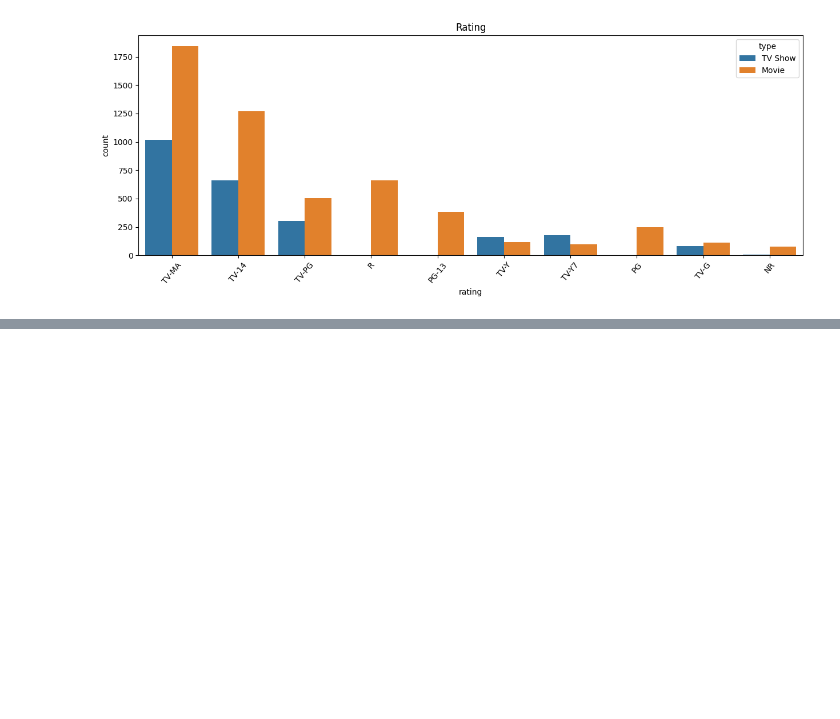
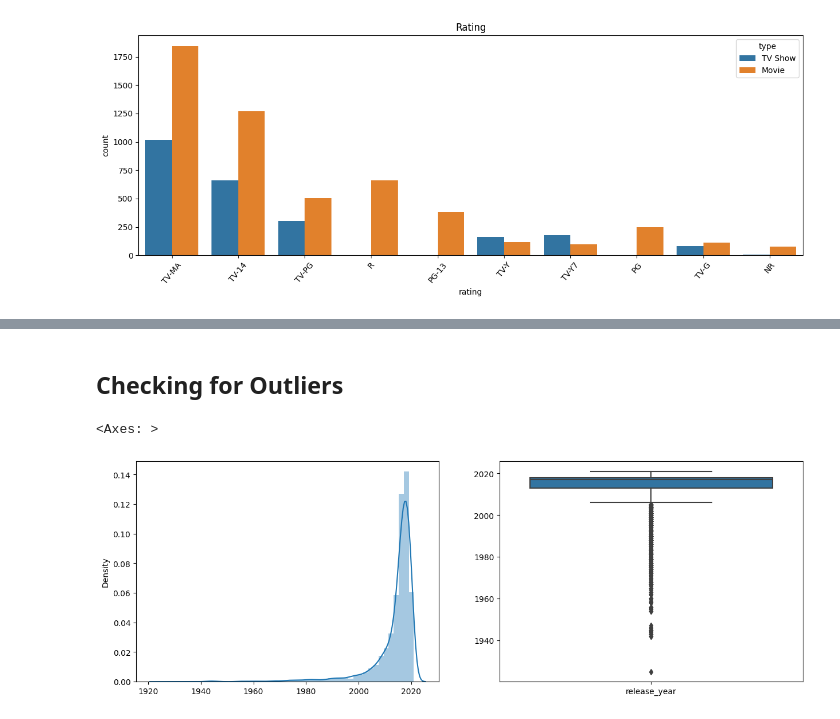
Before and after one commit to Shyam-S-Mishra/Shyam_S_Mishra_Unsupervised-ML_Capstone_Project_Clustering, a Jupyter notebook: Shyam_Shubham_Mishra_Unsupervised_ML_Capstone_Project_Clustering.ipynb, the cells around one changed output, grey strips where cells are left out. Cells and saved outputs as stored; diff of their text form; code cells hidden in the pictures; blank space fills up the shorter version.

```diff
--- a/Shyam_Shubham_Mishra_Unsupervised_ML_Capstone_Project_Clustering.ipynb
+++ b/Shyam_Shubham_Mishra_Unsupervised_ML_Capstone_Project_Clustering.ipynb
@@ -299,0 +333,5 @@ plt.show()
+# %%
+# Handling null Values
+
+dataset[['director','cast','country']] = dataset[['director','cast','country']].fillna(' ')
+dataset.dropna(axis=0, inplace=True)
@@ -299,0 +356,11 @@ plt.show()
+# %% [markdown]
+>
+## Checking for Outliers
+# %%
+fig,ax = plt.subplots(1,2, figsize=(15,5))
+
+sns.distplot(x=dataset['release_year'], ax=ax[0])
+sns.boxplot(data=dataset, ax=ax[1])
+# %% [output]
+<Axes: >
+[figure, added]
```
Also changed, not shown: parts of 41 cells of this notebook.
